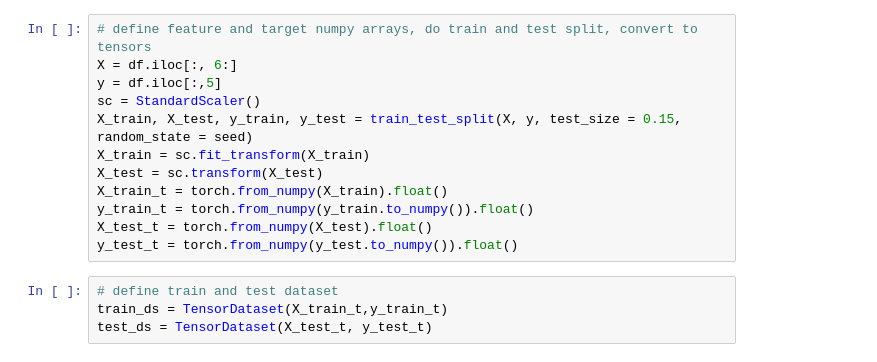
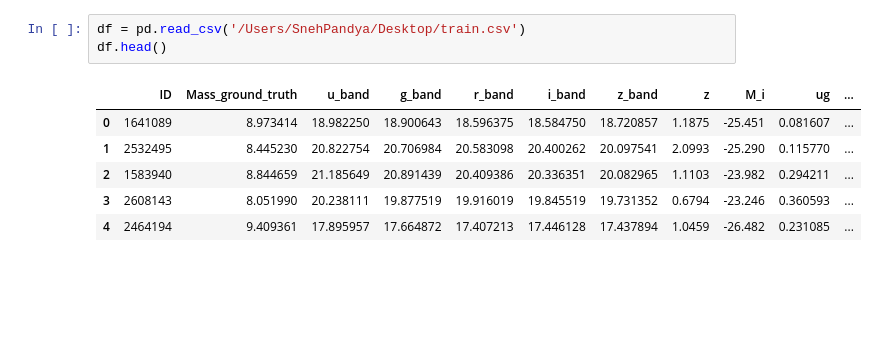
Before and after one commit to devanshipratap/DeepLearningAGN, a Jupyter notebook: src/notebooks/NN_redshift.ipynb, the cells around one changed output. Drawn from its saved outputs; the diff is of its cells as text; blank space fills up the shorter version.

```diff
--- a/src/notebooks/NN_redshift.ipynb
+++ b/src/notebooks/NN_redshift.ipynb
@@ -34,16 +17,10 @@ df.head()
-# %%
-# define feature and target numpy arrays, do train and test split, convert to tensors
-X = df.iloc[:, 6:]
-y = df.iloc[:,5]
-sc = StandardScaler()
-X_train, X_test, y_train, y_test = train_test_split(X, y, test_size = 0.15, random_state = seed)
-X_train = sc.fit_transform(X_train)
-X_test = sc.transform(X_test)
-X_train_t = torch.from_numpy(X_train).float()
-y_train_t = torch.from_numpy(y_train.to_numpy()).float()
-X_test_t = torch.from_numpy(X_test).float()
-y_test_t = torch.from_numpy(y_test.to_numpy()).float()
-# %%
-# define train and test dataset
-train_ds = TensorDataset(X_train_t,y_train_t)
-test_ds = TensorDataset(X_test_t, y_test_t)
+# %%
+df = pd.read_csv('/Users/SnehPandya/Desktop/train.csv')
+df.head()
+# %% [output]
+|  | ID | Mass_ground_truth | u_band | g_band | r_band | i_band | z_band | z | M_i | ug | ... |
+| 0 | 1641089 | 8.973414 | 18.982250 | 18.900643 | 18.596375 | 18.584750 | 18.720857 | 1.1875 | -25.451 | 0.081607 | ... |
+| 1 | 2532495 | 8.445230 | 20.822754 | 20.706984 | 20.583098 | 20.400262 | 20.097541 | 2.0993 | -25.290 | 0.115770 | ... |
+| 2 | 1583940 | 8.844659 | 21.185649 | 20.891439 | 20.409386 | 20.336351 | 20.082965 | 1.1103 | -23.982 | 0.294211 | ... |
+| 3 | 2608143 | 8.051990 | 20.238111 | 19.877519 | 19.916019 | 19.845519 | 19.731352 | 0.6794 | -23.246 | 0.360593 | ... |
+| 4 | 2464194 | 9.409361 | 17.895957 | 17.664872 | 17.407213 | 17.446128 | 17.437894 | 1.0459 | -26.482 | 0.231085 | ... |
```
Also changed, not shown: parts of 13 cells of this notebook, 3 other files.
